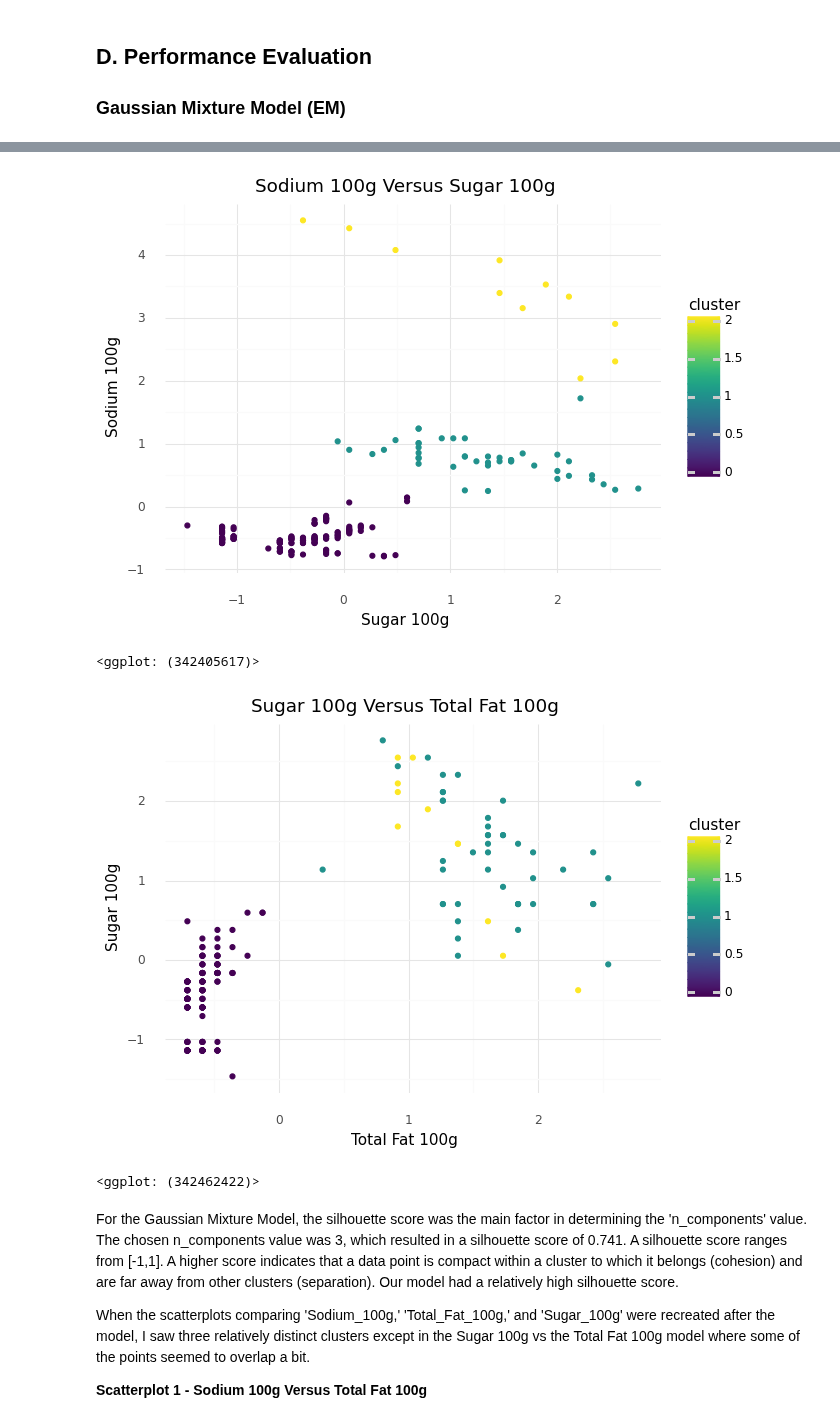
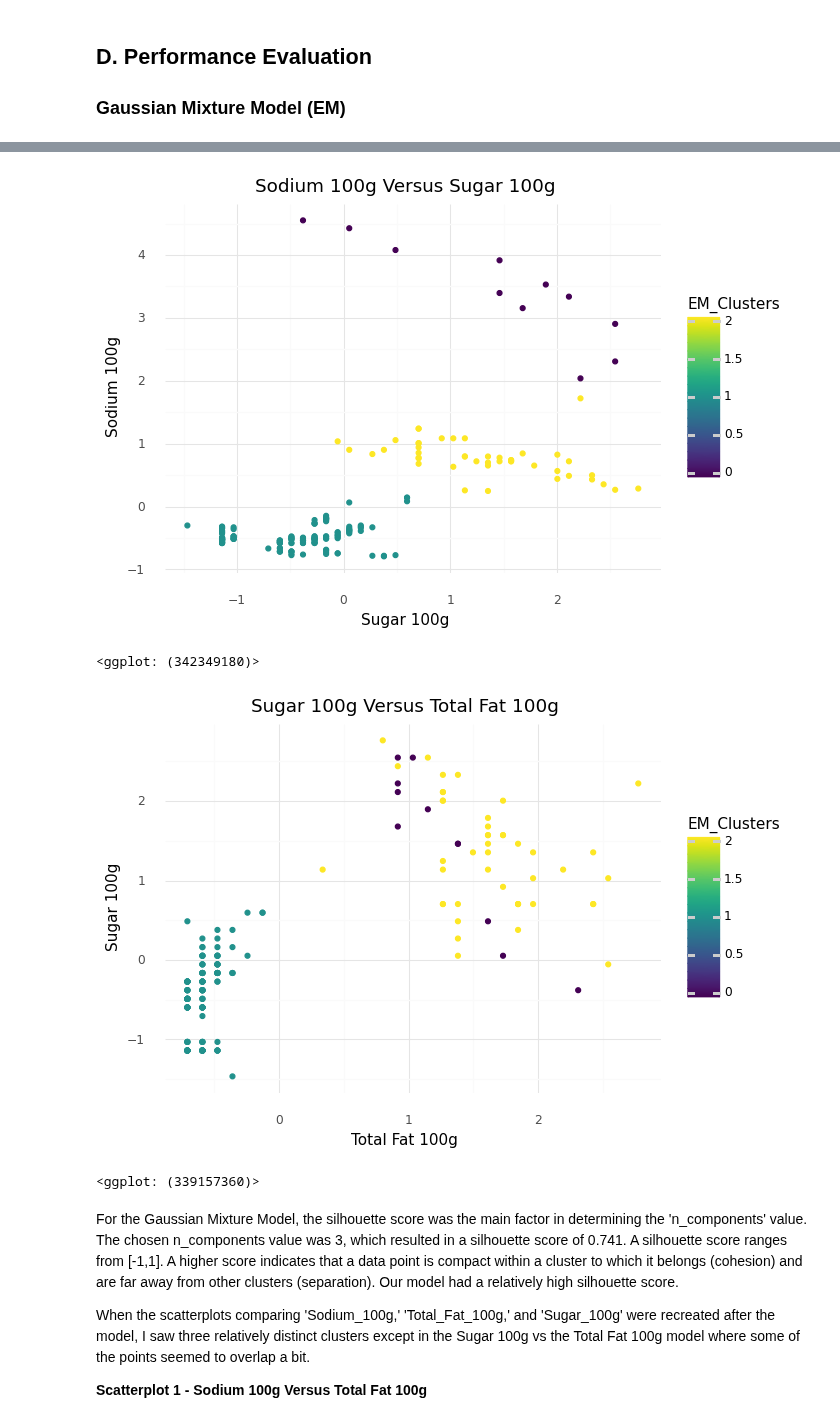
Before and after one commit to min-is/Chapman-University, a Jupyter notebook: CPSC 392 - Data Science/Projects/Min - Project 2.ipynb, the cells around one changed output, grey strips where cells are left out. Drawn from its saved outputs; the diff is of its cells as text; code cells hidden in the pictures.

```diff
--- a/CPSC 392 - Data Science/Projects/Min - Project 2.ipynb
+++ b/CPSC 392 - Data Science/Projects/Min - Project 2.ipynb
@@ -207,17 +207,17 @@ labs(x = 'Total Fat 100g', y = 'Sodium 100g'))
 # %%
-(ggplot(Xdf, aes(x = "Sugar_100g", y = "Sodium_100g", color = "cluster")) +
+(ggplot(Xdf, aes(x = "Sugar_100g", y = "Sodium_100g", color = "EM_Clusters")) +
 geom_point() + theme_minimal() + ggtitle('Sodium 100g Versus Sugar 100g') +
 labs(x = 'Sugar 100g', y = 'Sodium 100g'))
 # %% [output]
-[figure, old version]
+[figure, new version]
-<ggplot: (342405617)>
+<ggplot: (342349180)>
 # %%
-(ggplot(Xdf, aes(x = "Total_Fat_100g", y = "Sugar_100g", color = "cluster")) +
+(ggplot(Xdf, aes(x = "Total_Fat_100g", y = "Sugar_100g", color = "EM_Clusters")) +
 geom_point() + theme_minimal() + ggtitle('Sugar 100g Versus Total Fat 100g') +
 labs(x = 'Total Fat 100g', y = 'Sugar 100g'))
 # %% [output]
-[figure, old version]
+[figure, new version]
-<ggplot: (342462422)>
+<ggplot: (339157360)>
 # %% [markdown]
 For the Gaussian Mixture Model, the silhouette score was the main factor in determining the 'n_components' value. The chosen n_components value was 3, which resulted in a silhouette score of 0.741. A silhouette score ranges from [-1,1]. A higher score indicates that a data point is compact within a cluster to which it belongs (cohesion) and are far away from other clusters (separation). Our model had a relatively high silhouette score.
 
```
Also changed, not shown: parts of 12 cells of this notebook, 1 other file.
